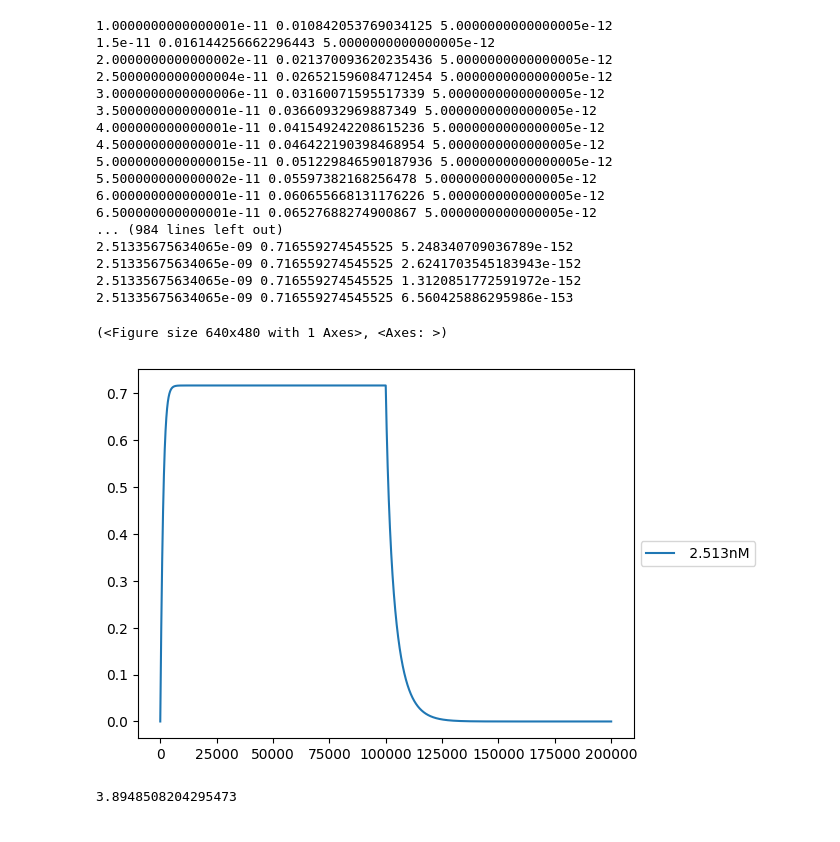
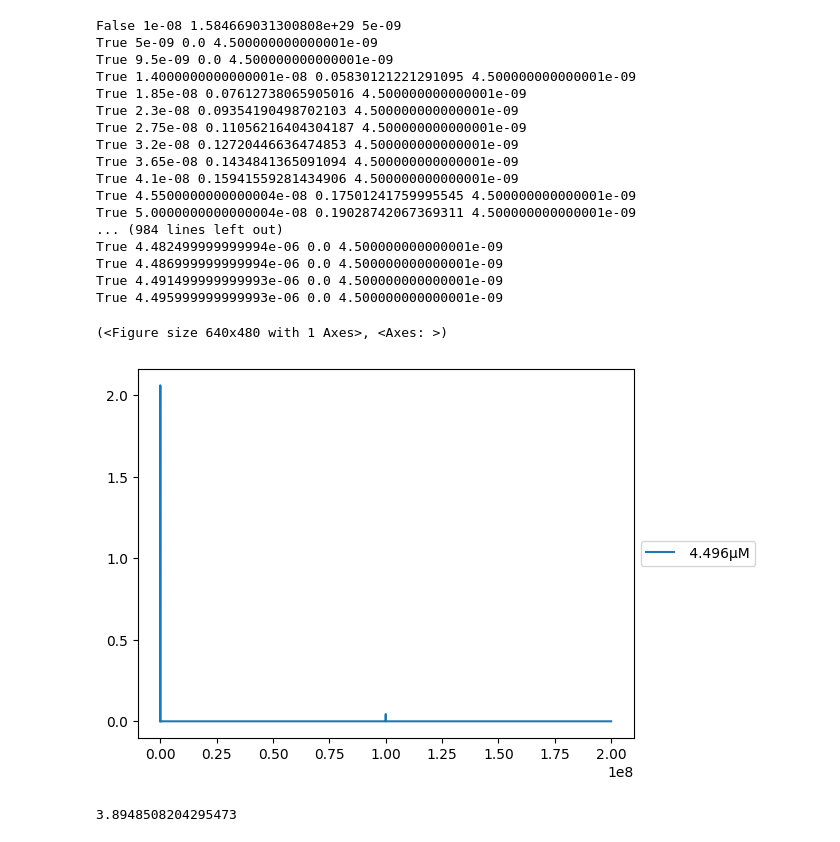
Before and after one commit to mtyras/BLI, a Jupyter notebook: get_Kd_bivalent.ipynb, the cells around one changed output. Saved outputs shown, nothing was run; the diff lists cells and outputs as text; code cells hidden in the pictures.

```diff
--- a/get_Kd_bivalent.ipynb
+++ b/get_Kd_bivalent.ipynb
@@ -5,13 +5,15 @@ import models
 from experiment import *
 # %%
 sim = Exp()
-concs = np.geomspace(0.1, 100, 10)
-concs = [c*0.1e-9 for c in concs]
+
+concs = np.geomspace(0.11, 100, 10)
+concs = [c*0.1e-6 for c in concs]
 
 start = 0
-stop = 100000
+stop = 100000000
+num = 10000
 for c in concs:
-    sim.add_dataset(np.linspace(start,stop*2,stop), np.linspace(start,stop*2,stop))
+    sim.add_dataset(np.linspace(start,stop*2,num), np.linspace(start,stop*2,num))
     sim.datasets[-1].add_step(start, stop, c)
     sim.datasets[-1].add_step(stop, stop*2, 0)
 # %%
@@ -49,11 +51,11 @@ ymax
 # %%
-sim.params['ka1'].value =  	71132.1206
-sim.params['kd1'].value = 	0.00510879
-sim.params['ka2'].value =	274.341271
-sim.params['kd2'].value =	7.39702660
+sim.params['ka1'].value =  		480.590414
+sim.params['kd1'].value = 	0.01960214
+sim.params['ka2'].value =	0.00241206
+sim.params['kd2'].value =	1.2766e-04
 
 
-sim.params['ymax'].value = 1.433118549090909
+sim.params['ymax'].value = 3.0041235833333335
 
 
     # sim.params['ymax1'].value = 1
@@ -123,52 +125,49 @@ for ds in sim:
 # %%
 c=concs[-1]
 t = sim.datasets[0].t<=sim.datasets[0].steps[0].stop
 start = sim.datasets[0].steps[0].start
 stop = sim.datasets[0].steps[0].stop
 diff = c/2
-try:
-    ymax = sim.params['ymax'].value
-except:
-    ymax = sim.params['ymax1'].value+sim.params['ymax2'].value+sim.params['ymax3'].value
+ymax = sim.params['ymax'].value
 
 for i in range(1000):
     temp = Exp()
     temp.model = sim.model
     temp.params = sim.params
-    temp.add_dataset(np.linspace(start,stop*2,stop), np.linspace(start,stop*2,stop))
+    temp.add_dataset(np.linspace(start,stop*2,num), np.linspace(start,stop*2,num))
     temp.datasets[-1].add_step(start, stop, c)
     temp.datasets[-1].add_step(stop, stop*2, 0)
     temp.simulate_response(None, 0, 0)
     y = temp.datasets[0].response[t][-1]
-    print(c, y, diff)
+    print(y<ymax/2, c, y, diff)
 
     if y<ymax/2:
         c=c+diff
     else:
-        c=c-diff/2
-        diff = diff/2
+        c=c-diff
+        diff = diff*0.9
 
 temp.plot()
 # %% [output]
-1.0000000000000001e-11 0.010842053769034125 5.0000000000000005e-12
-1.5e-11 0.016144256662296443 5.0000000000000005e-12
-2.0000000000000002e-11 0.021370093620235436 5.0000000000000005e-12
-2.5000000000000004e-11 0.026521596084712454 5.0000000000000005e-12
-3.0000000000000006e-11 0.03160071595517339 5.0000000000000005e-12
-3.500000000000001e-11 0.03660932969887349 5.0000000000000005e-12
-4.000000000000001e-11 0.041549242208615236 5.0000000000000005e-12
-4.500000000000001e-11 0.046422190398468954 5.0000000000000005e-12
-5.0000000000000015e-11 0.051229846590187936 5.0000000000000005e-12
-5.500000000000002e-11 0.05597382168256478 5.0000000000000005e-12
-6.000000000000001e-11 0.060655668131176226 5.0000000000000005e-12
-6.500000000000001e-11 0.06527688274900867 5.0000000000000005e-12
+False 1e-08 1.584669031300808e+29 5e-09
+True 5e-09 0.0 4.500000000000001e-09
+True 9.5e-09 0.0 4.500000000000001e-09
+True 1.4000000000000001e-08 0.05830121221291095 4.500000000000001e-09
+True 1.85e-08 0.07612738065905016 4.500000000000001e-09
+True 2.3e-08 0.09354190498702103 4.500000000000001e-09
+True 2.75e-08 0.11056216404304187 4.500000000000001e-09
+True 3.2e-08 0.12720446636474853 4.500000000000001e-09
+True 3.65e-08 0.1434841365091094 4.500000000000001e-09
+True 4.1e-08 0.15941559281434906 4.500000000000001e-09
+True 4.5500000000000004e-08 0.17501241759995545 4.500000000000001e-09
+True 5.0000000000000004e-08 0.19028742067369311 4.500000000000001e-09
 ... (984 lines left out)
-2.51335675634065e-09 0.716559274545525 5.248340709036789e-152
-2.51335675634065e-09 0.716559274545525 2.6241703545183943e-152
-2.51335675634065e-09 0.716559274545525 1.3120851772591972e-152
-2.51335675634065e-09 0.716559274545525 6.560425886295986e-153
+True 4.482499999999994e-06 0.0 4.500000000000001e-09
+True 4.486999999999994e-06 0.0 4.500000000000001e-09
+True 4.491499999999993e-06 0.0 4.500000000000001e-09
+True 4.495999999999993e-06 0.0 4.500000000000001e-09
 (<Figure size 640x480 with 1 Axes>, <Axes: >)
-[figure, old version]
+[figure, new version]
 # %%
 ymax
 # %% [output]
```
Also changed, not shown: parts of 3 cells of this notebook, 1 other file.
